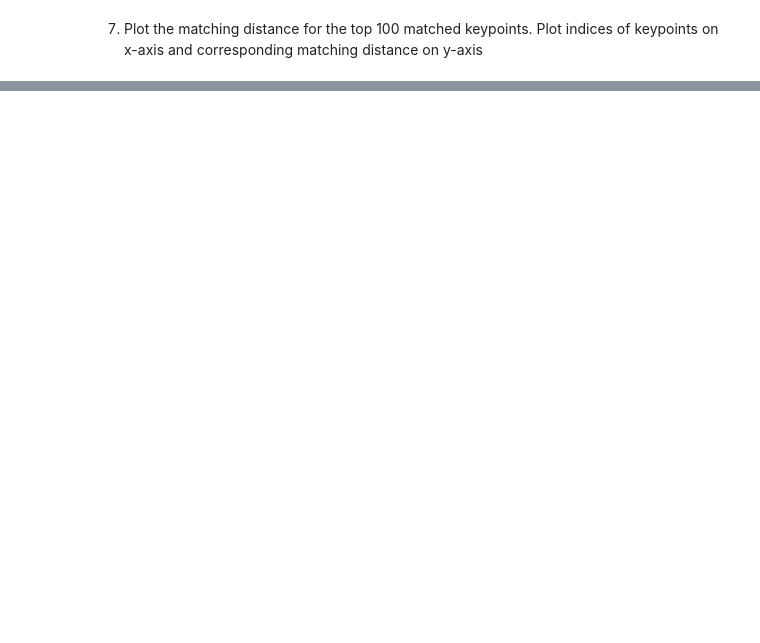
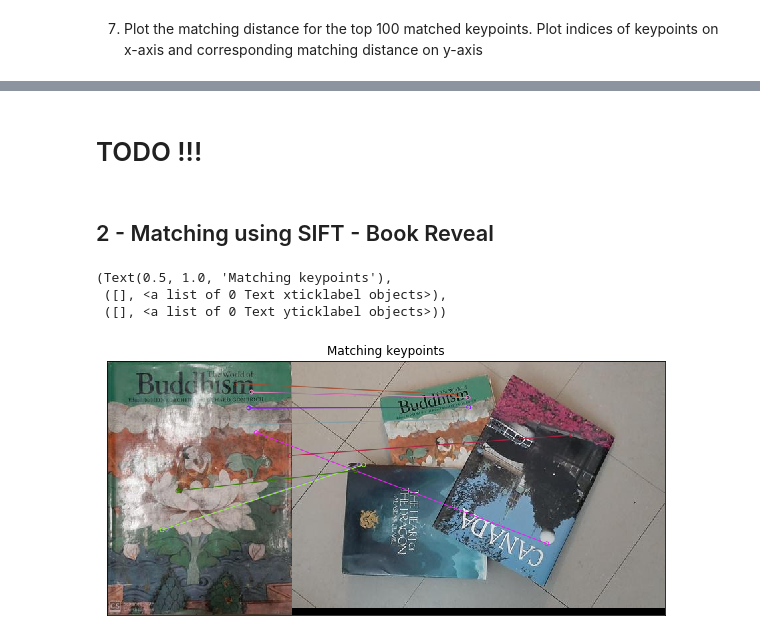
Before and after one commit to Patrick-Erath/OpenCV, a Jupyter notebook: Assignment_2/Assignment2.ipynb, the cells around one changed output, grey strips where cells are left out. Cells and saved outputs as stored; diff of their text form; code cells hidden in the pictures; blank space fills up the shorter version.

```diff
--- a/Assignment_2/Assignment2.ipynb
+++ b/Assignment_2/Assignment2.ipynb
@@ -140,0 +206,12 @@ print('stop')
+# %%
+# Create a BFMatcher object (re-done for completion even though redundant)
+bf = cv2.BFMatcher()
+
+# Add matches to matches array
+matches = []
+
+for x in range(len(sift_dictionary)):
+    #print(len(sift_dictionary[x]['descriptor']))
+    matches.append(
+    bf.match(descriptor, sift_dictionary[x]['descriptor'])
+        )
@@ -140,0 +269,39 @@ print('stop')
+# %% [markdown]
+# TODO !!!
+# %% [markdown]
+## 2 - Matching using SIFT - Book Reveal
+# %%
+# Read in the two images
+book_crop = cv2.imread('./book_crop.jpg')
+book_occ = cv2.imread('./book_occlusion.jpg')
+
+# Convert to RGB
+book_crop = cv2.cvtColor(book_crop, cv2.COLOR_BGR2RGB)
+book_occ = cv2.cvtColor(book_occ, cv2.COLOR_BGR2RGB)
+
+# STEP 1 : Find SIFT keypoints for both input images
+sift = cv2.xfeatures2d.SIFT_create()
+keypoints_crop, descriptors_crop = sift.detectAndCompute(book_crop, None)
+keypoints_occ, descriptors_occ = sift.detectAndCompute(book_occ, None)
+
+# STEP 2 : Match keypoints of reference image (book_crop.jpg) to the
+#          keypoints of the occluded image using brute-force method
+bf = cv2.BFMatcher()
+matches = bf.match(descriptors_crop, descriptors_occ)
+
+# STEP 3 : Sort matching keypoints according to matching distance
+matches = sorted(matches, key = lambda x:x.distance)
+
+# STEP 4 : Display top ten matching keypoints
+imgmatch = cv2.drawMatches(book_crop, keypoints_crop,
+                           book_occ, keypoints_occ,
+                           matches[:10], None, flags=2
+                           )
+plt.figure(figsize=(10,10))
+plt.imshow(imgmatch)
+plt.title("Matching keypoints"), plt.xticks([]), plt.yticks([])
+# %% [output]
+(Text(0.5, 1.0, 'Matching keypoints'),
+ ([], <a list of 0 Text xticklabel objects>),
+ ([], <a list of 0 Text yticklabel objects>))
+[figure, added]
```
Also changed, not shown: parts of 21 cells of this notebook, 1 other file.
